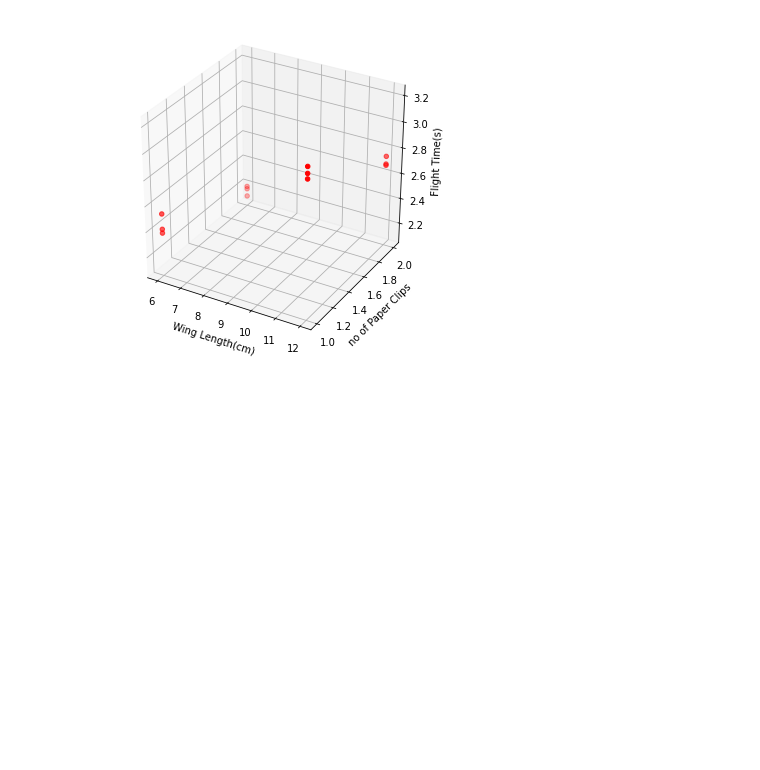
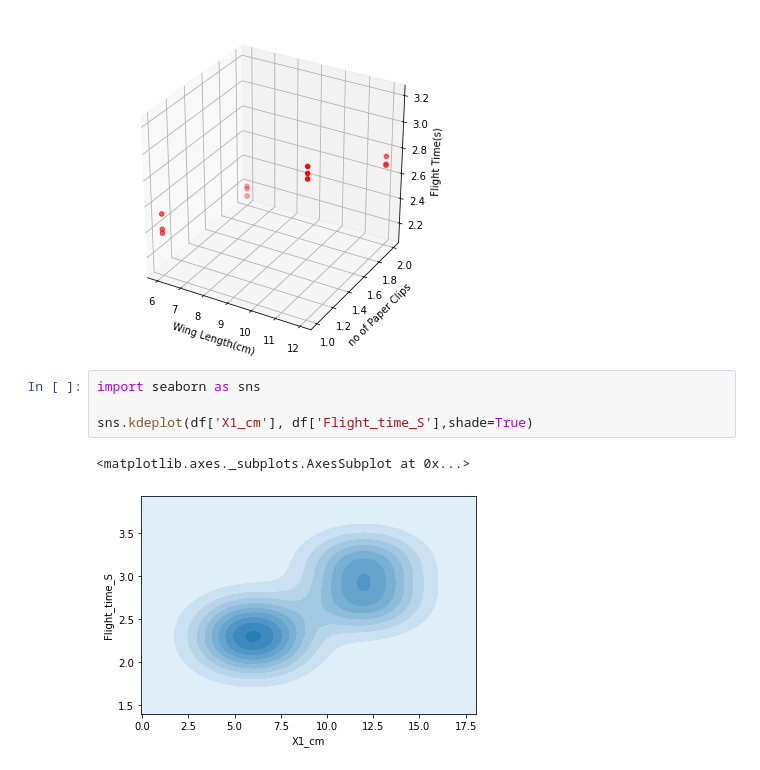
Before and after one commit to sankarsasmal/Python, a Jupyter notebook: Statistics_with_Python_Quickstart.ipynb, the cells around one changed output. Cells and saved outputs as stored; diff of their text form; blank space fills up the shorter version.

```diff
--- a/Statistics_with_Python_Quickstart.ipynb
+++ b/Statistics_with_Python_Quickstart.ipynb
@@ -219,3 +219,10 @@ ax.set_zlabel('Flight Time(s)')
 plt.show()
 # %% [output]
 [figure]
+# %%
+import seaborn as sns
+
+sns.kdeplot(df['X1_cm'], df['Flight_time_S'],shade=True)
+# %% [output]
+<matplotlib.axes._subplots.AxesSubplot at 0x...>
+[figure, added]
```
Also changed, not shown: parts of 2 cells of this notebook.
